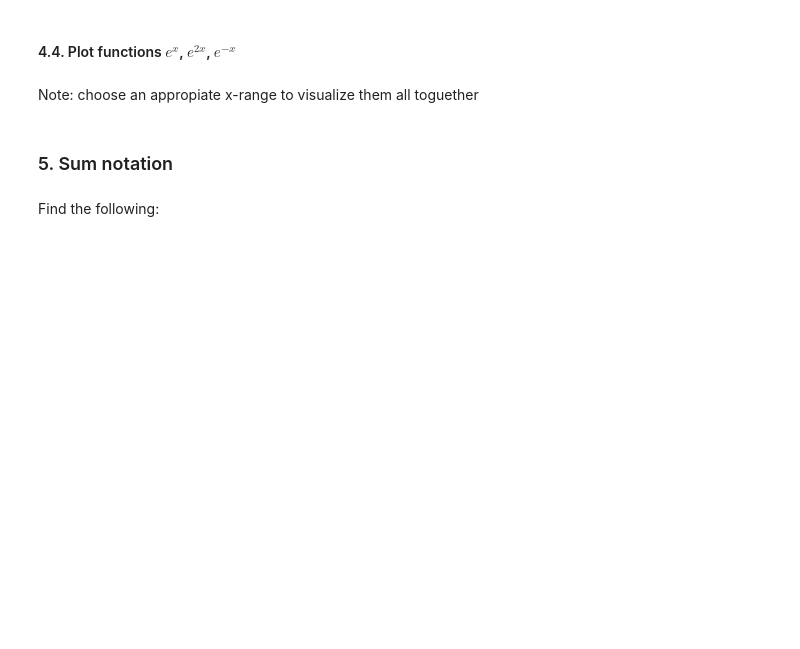
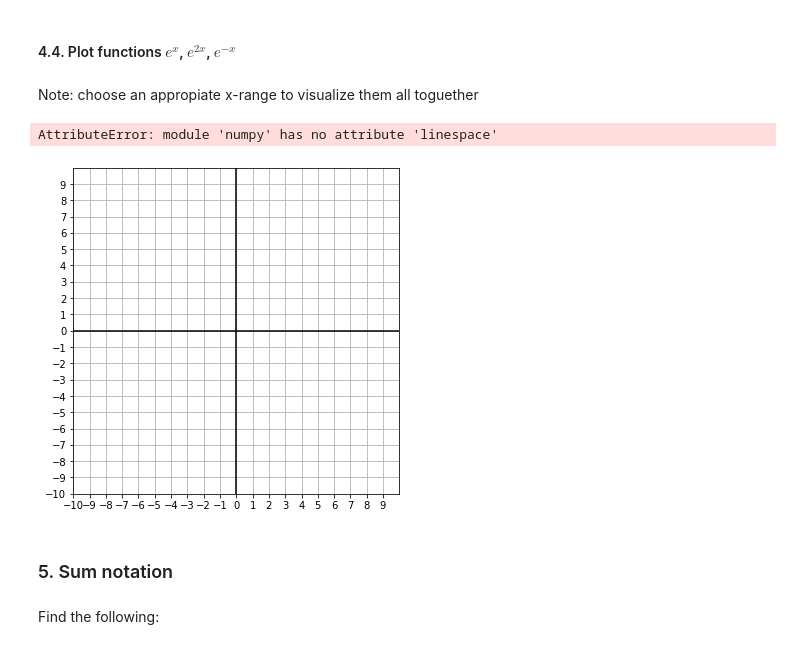
Before and after one commit to Ironhack-Data-Madrid-Enero-2021/lab-math-refresher, a Jupyter notebook: your-code/main.ipynb, the cells around one changed output. Cells and saved outputs as stored; diff of their text form; code cells hidden in the pictures; blank space fills up the shorter version.

```diff
--- a/your-code/main.ipynb
+++ b/your-code/main.ipynb
@@ -279,6 +298,24 @@ for i in pwr:
 #### 4.4. Plot functions $e^x$, $e^{2x}$, $e^{-x}$
 # %% [markdown]
 Note: choose an appropiate x-range to visualize them all toguether
+# %%
+#sheriff
+initialize_grid()
+
+x = np.linespace(-10, 10, 100)
+
+y1 = np.exp(x)
+y2 = np.exp(2*x)
+y3 = np.exp(-x)
+
+plt.plot(x, y1, label="exp1")
+plt.plot(x, y2, label="exp2")
+plt.plot(x, y3, label="exp3")
+
+plt.legend()
+# %% [output]
+AttributeError: module 'numpy' has no attribute 'linespace'
+[figure, added]
 # %% [markdown]
 ### 5. Sum notation
 # %% [markdown]
```
Also changed, not shown: parts of 6 cells of this notebook.
